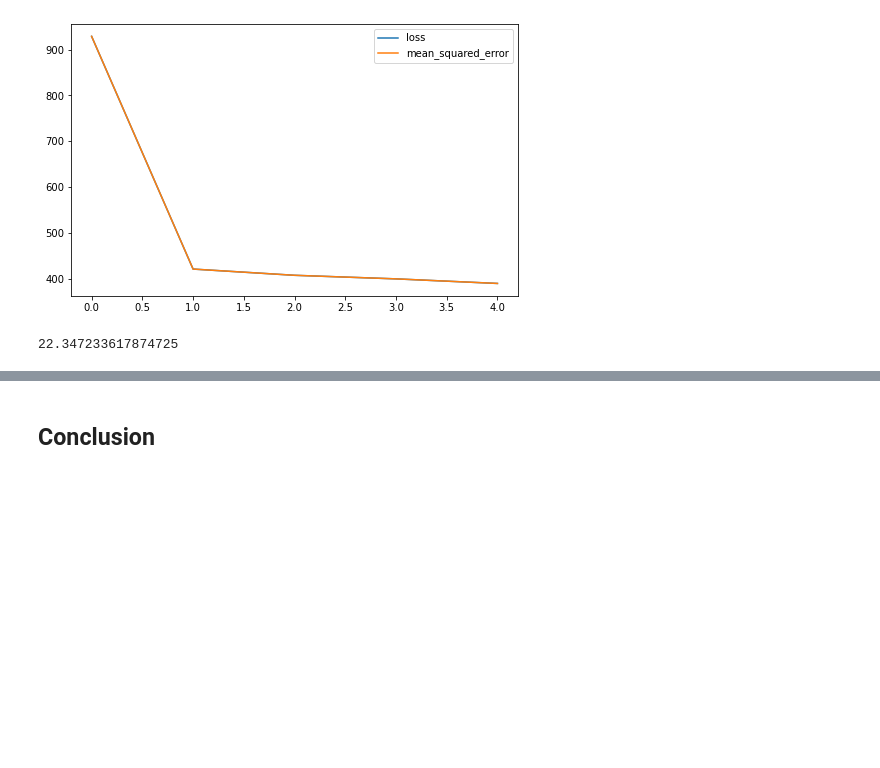
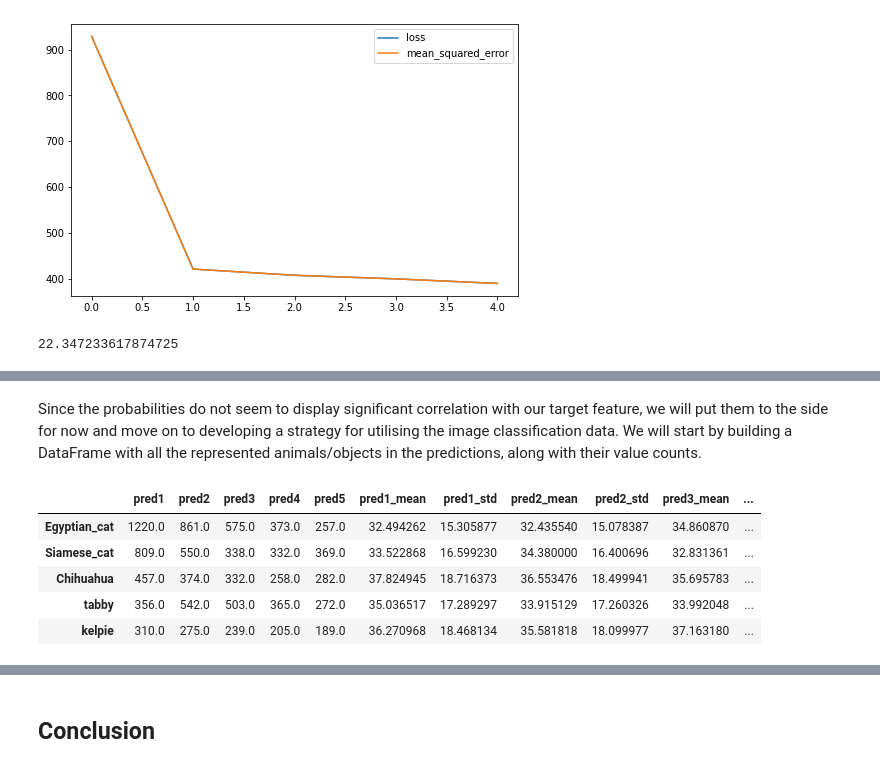
Before and after one commit to Sombrero7/pawpularity-contest, a Jupyter notebook: main_notebook.ipynb, the cells around one changed output, grey strips where cells are left out. Saved outputs shown, nothing was run; the diff lists cells and outputs as text; code cells hidden in the pictures; blank space fills up the shorter version.

```diff
--- a/main_notebook.ipynb
+++ b/main_notebook.ipynb
@@ -935,0 +1040,2 @@ mean_squared_error(y_img_test, y_img_preds, squared=False)
+# %% [markdown]
+Since the probabilities do not seem to display significant correlation with our target feature, we will put them to the side for now and move on to developing a strategy for utilising the image classification data. We will start by building a DataFrame with all the represented animals/objects in the predictions, along with their value counts.
@@ -935,0 +1050,44 @@ mean_squared_error(y_img_test, y_img_preds, squared=False)
+# %%
+# create new DataFrame from value_counts series
+df_pred_freq = pd.DataFrame()
+df_pred_freq = pd.concat([df_pred_freq, sorted_preds[0], sorted_preds[1],
+                 sorted_preds[2], sorted_preds[3], sorted_preds[4]], axis=1)
+df_pred_freq = df_pred_freq.fillna(0)
+# %%
+# get means and stds on all indices in new DF
+pred_means = {}
+pred_stds = {}
+
+for col in df_rn50_preds.drop('Pawpularity', axis=1).columns:
+
+    temp_mean_dict = df_rn50_preds[[col, 'Pawpularity']].groupby(col).mean().to_dict()
+    temp_std_dict = df_rn50_preds[[col, 'Pawpularity']].groupby(col).std().to_dict()
+
+    pred_means[col] = temp_mean_dict['Pawpularity']
+    pred_stds[col] = temp_std_dict['Pawpularity']
+# %%
+# helper function used to map values for new rows in dict
+def helper(x, col, dict_):
+
+    keys = dict_[col].keys()
+
+    if x in keys:
+        return dict_[col][x]
+    else:
+        return 0
+# %%
+# create new columns in our dataframe
+for col in df_pred_freq.columns:
+
+    df_pred_freq[col + '_mean'] = df_pred_freq.index.map(lambda x: helper(x, col, pred_means))
+    df_pred_freq[col + '_std'] = df_pred_freq.index.map(lambda x: helper(x, col, pred_stds))
+# %%
+# preview new df
+df_pred_freq.head()
+# %% [output]
+|  | pred1 | pred2 | pred3 | pred4 | pred5 | pred1_mean | pred1_std | pred2_mean | pred2_std | pred3_mean | ... |
+| Egyptian_cat | 1220.0 | 861.0 | 575.0 | 373.0 | 257.0 | 32.494262 | 15.305877 | 32.435540 | 15.078387 | 34.860870 | ... |
+| Siamese_cat | 809.0 | 550.0 | 338.0 | 332.0 | 369.0 | 33.522868 | 16.599230 | 34.380000 | 16.400696 | 32.831361 | ... |
+| Chihuahua | 457.0 | 374.0 | 332.0 | 258.0 | 282.0 | 37.824945 | 18.716373 | 36.553476 | 18.499941 | 35.695783 | ... |
+| tabby | 356.0 | 542.0 | 503.0 | 365.0 | 272.0 | 35.036517 | 17.289297 | 33.915129 | 17.260326 | 33.992048 | ... |
+| kelpie | 310.0 | 275.0 | 239.0 | 205.0 | 189.0 | 36.270968 | 18.468134 | 35.581818 | 18.099977 | 37.163180 | ... |
```
Also changed, not shown: parts of 30 cells of this notebook, 1 other file.
